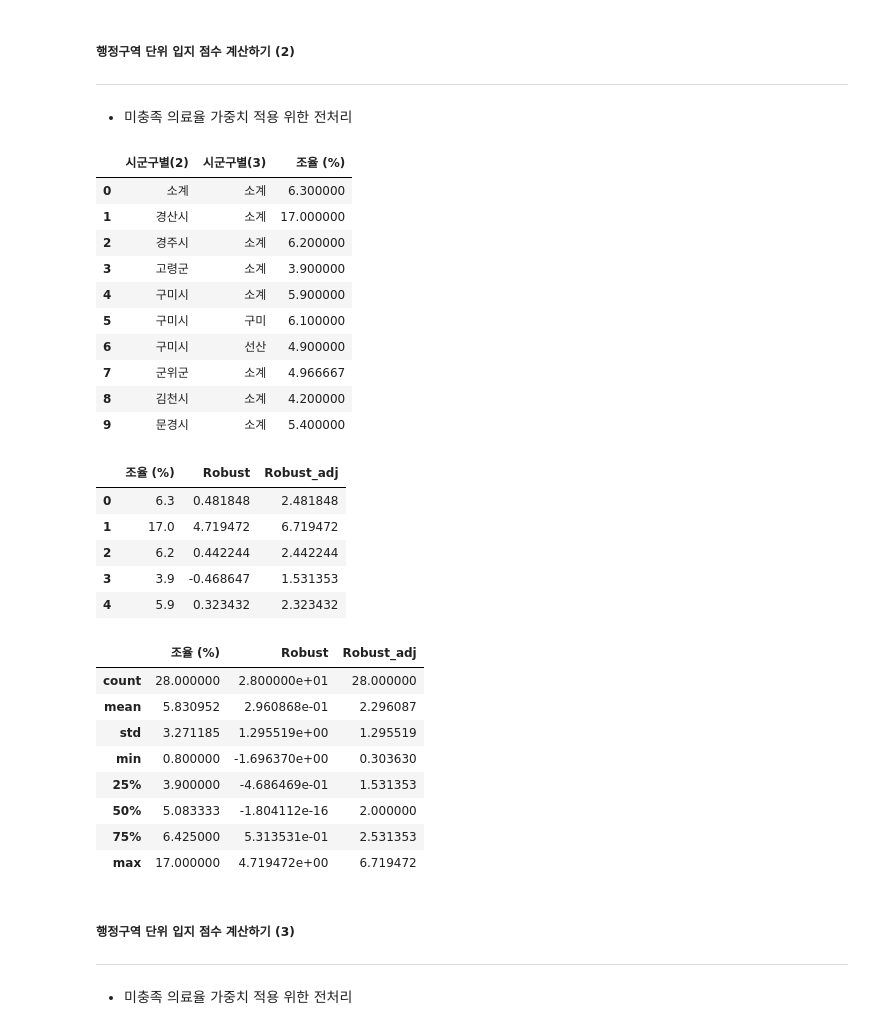
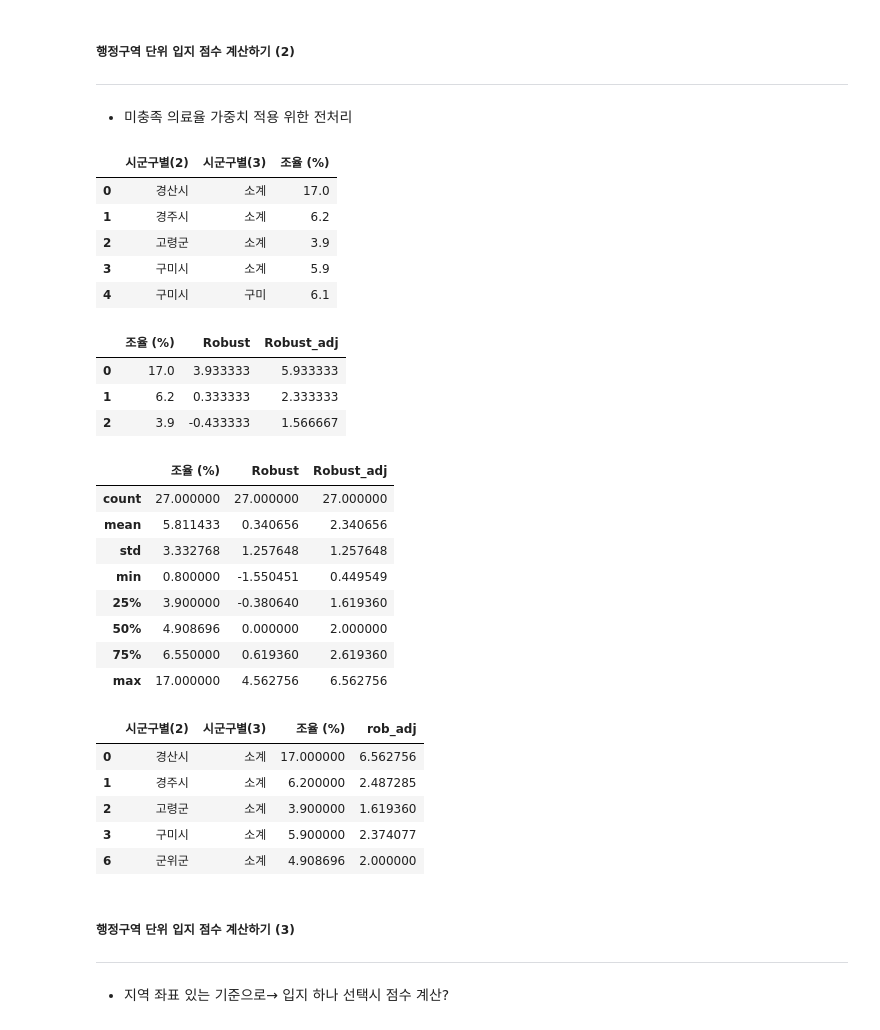
Before and after one commit to crpAsian/works, a Jupyter notebook: gb_cals/gb_cals.ipynb, the cells around one changed output. Cells and saved outputs as stored; diff of their text form; code cells hidden in the pictures.

```diff
--- a/gb_cals/gb_cals.ipynb
+++ b/gb_cals/gb_cals.ipynb
@@ -185,6 +218,8 @@ m_merged.head(1)
 3) 항목 > 표준화율 : 연도 및 지역간 비교를 위해 인구구성 차이에 따른 영향을 표준인구(2005년 추계인구, 통계청)로 보정한 결과. 조율을 표준인구(2005년 추계인구, 통계청)로 보정한 통계치로서, 이는 연도 및 지역 간 인구구성 차이에 따른 영향을 보정하여 비교하기 위함임
 # %%
 unmet_rate = pd.read_csv('시·군·구별_연간_미충족의료율_병의원__20240313214312.csv', header=1)
-unmet_rate.tail()
+unmet_rate = unmet_rate.iloc[1:, :]
+unmet_rate = unmet_rate.reset_index(drop=True)
+unmet_rate.head(10)
 # %% [output]
 |  | 시군구별(1) | 시군구별(2) | 시군구별(3) | 응답자수 (명) | 조율 (%) | 조율표준오차 | 표준화율 (%) | 표준화율표준오차 |
@@ -213,5 +236,5 @@ mpl.rcParams['axes.unicode_minus'] = False
 # %%
-unmet_rate.iloc[7, 4] = 0 # 결측행 0으로 처리
+unmet_rate.iloc[6, 4] = 0 # 결측행 0으로 처리
 # %%
 unmet_rate['조율 (%)'] = unmet_rate['조율 (%)'].apply(float)
 # %%
@@ -398,21 +421,16 @@ adj_gb_3pop
 unmet_grade = unmet_rate[['시군구별(2)', '시군구별(3)', '조율 (%)']]
 # %%
 # 군위군 이상치 제외 평균으로 대체
-unmet_grade.iloc[7, 2] = unmet_grade[(unmet_grade['조율 (%)']!=0) & (unmet_grade['조율 (%)']<10)]['조율 (%)'].mean()
+unmet_grade.iloc[6, 2] = unmet_grade[(unmet_grade['조율 (%)']!=0) & (unmet_grade['조율 (%)']<10)]['조율 (%)'].mean()
 # %%
-unmet_grade.head(10)
+unmet_grade.head(5)
 # %% [output]
 |  | 시군구별(2) | 시군구별(3) | 조율 (%) |
-| 0 | 소계 | 소계 | 6.300000 |
-| 1 | 경산시 | 소계 | 17.000000 |
-| 2 | 경주시 | 소계 | 6.200000 |
-| 3 | 고령군 | 소계 | 3.900000 |
-| 4 | 구미시 | 소계 | 5.900000 |
-| 5 | 구미시 | 구미 | 6.100000 |
-| 6 | 구미시 | 선산 | 4.900000 |
-| 7 | 군위군 | 소계 | 4.966667 |
-| 8 | 김천시 | 소계 | 4.200000 |
-| 9 | 문경시 | 소계 | 5.400000 |
+| 0 | 경산시 | 소계 | 17.0 |
+| 1 | 경주시 | 소계 | 6.2 |
+| 2 | 고령군 | 소계 | 3.9 |
+| 3 | 구미시 | 소계 | 5.9 |
+| 4 | 구미시 | 구미 | 6.1 |
 # %%
 from sklearn.preprocessing import RobustScaler
 
@@ -421,23 +439,21 @@ rs = RobustScaler()
 unmet_scaled = unmet_grade[['조율 (%)']].copy()
 unmet_scaled['Robust'] = rs.fit_transform(unmet_scaled)
 unmet_scaled['Robust_adj'] = unmet_scaled['Robust'] + 2
-unmet_scaled.head()
+unmet_scaled.head(3)
 # %% [output]
 |  | 조율 (%) | Robust | Robust_adj |
-| 0 | 6.3 | 0.481848 | 2.481848 |
-| 1 | 17.0 | 4.719472 | 6.719472 |
-| 2 | 6.2 | 0.442244 | 2.442244 |
-| 3 | 3.9 | -0.468647 | 1.531353 |
-| 4 | 5.9 | 0.323432 | 2.323432 |
+| 0 | 17.0 | 3.933333 | 5.933333 |
+| 1 | 6.2 | 0.333333 | 2.333333 |
+| 2 | 3.9 | -0.433333 | 1.566667 |
 # %%
 unmet_scaled.describe()
 # %% [output]
 |  | 조율 (%) | Robust | Robust_adj |
-| count | 28.000000 | 2.800000e+01 | 28.000000 |
-| mean | 5.830952 | 2.960868e-01 | 2.296087 |
-| std | 3.271185 | 1.295519e+00 | 1.295519 |
-| min | 0.800000 | -1.696370e+00 | 0.303630 |
-| 25% | 3.900000 | -4.686469e-01 | 1.531353 |
-| 50% | 5.083333 | -1.804112e-16 | 2.000000 |
-| 75% | 6.425000 | 5.313531e-01 | 2.531353 |
-| max | 17.000000 | 4.719472e+00 | 6.719472 |
+| count | 27.000000 | 27.000000 | 27.000000 |
+| mean | 5.811433 | 0.340656 | 2.340656 |
+| std | 3.332768 | 1.257648 | 1.257648 |
+| min | 0.800000 | -1.550451 | 0.449549 |
+| 25% | 3.900000 | -0.380640 | 1.619360 |
+| 50% | 4.908696 | 0.000000 | 2.000000 |
+| 75% | 6.550000 | 0.619360 | 2.619360 |
+| max | 17.000000 | 4.562756 | 6.562756 |
@@ -444,4 +464,13 @@ unmet_scaled.describe()
+# %%
+unmet_grade.head()
+# %% [output]
+|  | 시군구별(2) | 시군구별(3) | 조율 (%) | rob_adj |
+| 0 | 경산시 | 소계 | 17.000000 | 6.562756 |
+| 1 | 경주시 | 소계 | 6.200000 | 2.487285 |
+| 2 | 고령군 | 소계 | 3.900000 | 1.619360 |
+| 3 | 구미시 | 소계 | 5.900000 | 2.374077 |
+| 6 | 군위군 | 소계 | 4.908696 | 2.000000 |
 # %% [markdown]
 ##### 행정구역 단위 입지 점수 계산하기 (3)
 ---
-- 미충족 의료율 가중치 적용 위한 전처리
+- 지역 좌표 있는 기준으로→ 입지 하나 선택시 점수 계산?
```
Also changed, not shown: parts of 22 cells of this notebook, 2 other files.
